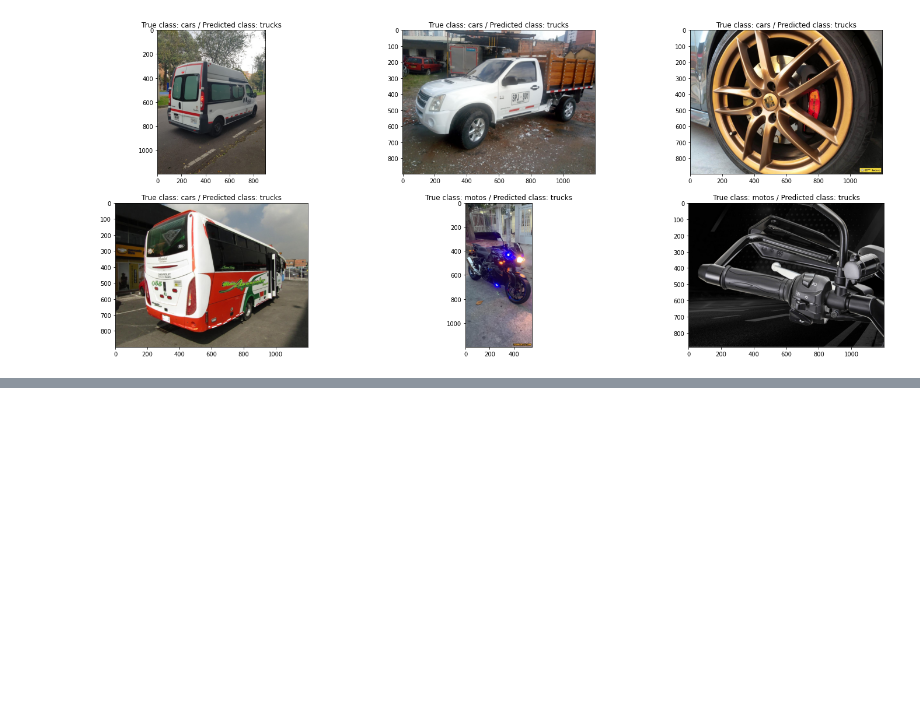
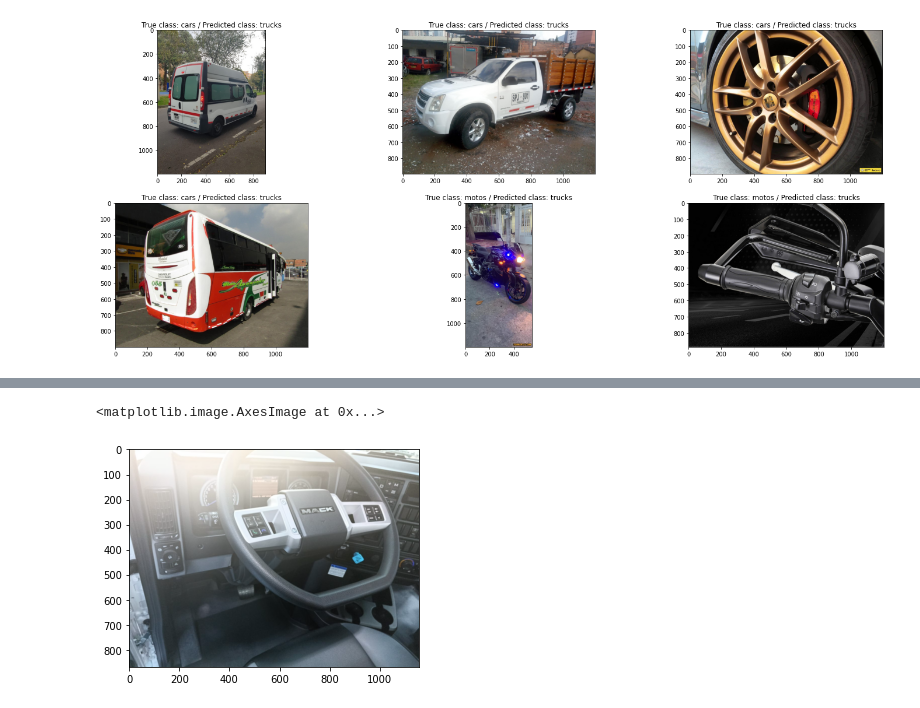
Before and after one commit to paulfyd/Applied-Deep-Learning-Project, a Jupyter notebook: vehicle-recognition/vehicle_recognition.ipynb, the cells around one changed output, grey strips where cells are left out. Saved outputs shown, nothing was run; the diff lists cells and outputs as text; code cells hidden in the pictures; blank space fills up the shorter version.

```diff
--- a/vehicle-recognition/vehicle_recognition.ipynb
+++ b/vehicle-recognition/vehicle_recognition.ipynb
@@ -286,7 +286,7 @@ fig, axs = plt.subplots(nrows=nb_miss//3, ncols=3, figsize=(25, 10))
 for idx, path_miss in enumerate(paths_miss_cl):
     i = idx // 3
     j = idx % 3
-    img = load_img(path_miss)
+    img = load_img(path_miss_cl)
     axs[i,j].imshow(img)
     axs[i,j].set_title(f'True class: {val_to_class[true_miss_cl[idx]]} / Predicted class: {val_to_class[pred_miss_cl[idx]]}')
 
@@ -295,0 +337,4 @@ fig.show()
+# %%
+path_test_motos = path_test + 'motos/'
+path_test_cars = path_test + 'cars/'
+path_test_trucks = path_test + 'trucks/'
@@ -295,0 +343,16 @@ fig.show()
+# %%
+acc_moto = 0
+miss_paths_motos = []
+exceptions_paths_motos = []
+
+for img_path in os.listdir(path_test_motos):
+
+    try:
+        if predict_yolo(path_test_motos + img_path)[0] == 'motorbike':
+            acc_moto += 1
+        else:
+            miss_paths_motos.append(path_test_motos + img_path)
+    except:
+        exceptions_paths_motos.append(path_test_motos + img_path)
+
+print(f'The accuracy for the motos was: {acc_moto / len(os.listdir(path_test_motos))}')
@@ -295,0 +363,16 @@ fig.show()
+# %%
+acc_car = 0
+miss_paths_cars = []
+exceptions_paths_cars = []
+
+for img_path in os.listdir(path_test_cars):
+
+    try:
+        if predict_yolo(path_test_cars + img_path)[0] == 'car':
+            acc_car += 1
+        else:
+            miss_paths_cars.append(path_test_cars + img_path)
+    except:
+        exceptions_paths_cars.append(path_test_cars + img_path)
+
+print(f'The accuracy for the cars was: {acc_car / len(os.listdir(path_test_cars))}')
@@ -295,0 +417,5 @@ fig.show()
+# %%
+plt.imshow(predict_yolo(exceptions_paths_cars[]))
+# %% [output]
+<matplotlib.image.AxesImage at 0x...>
+[figure, added]
```
Also changed, not shown: parts of 15 cells of this notebook, 2 other files.
